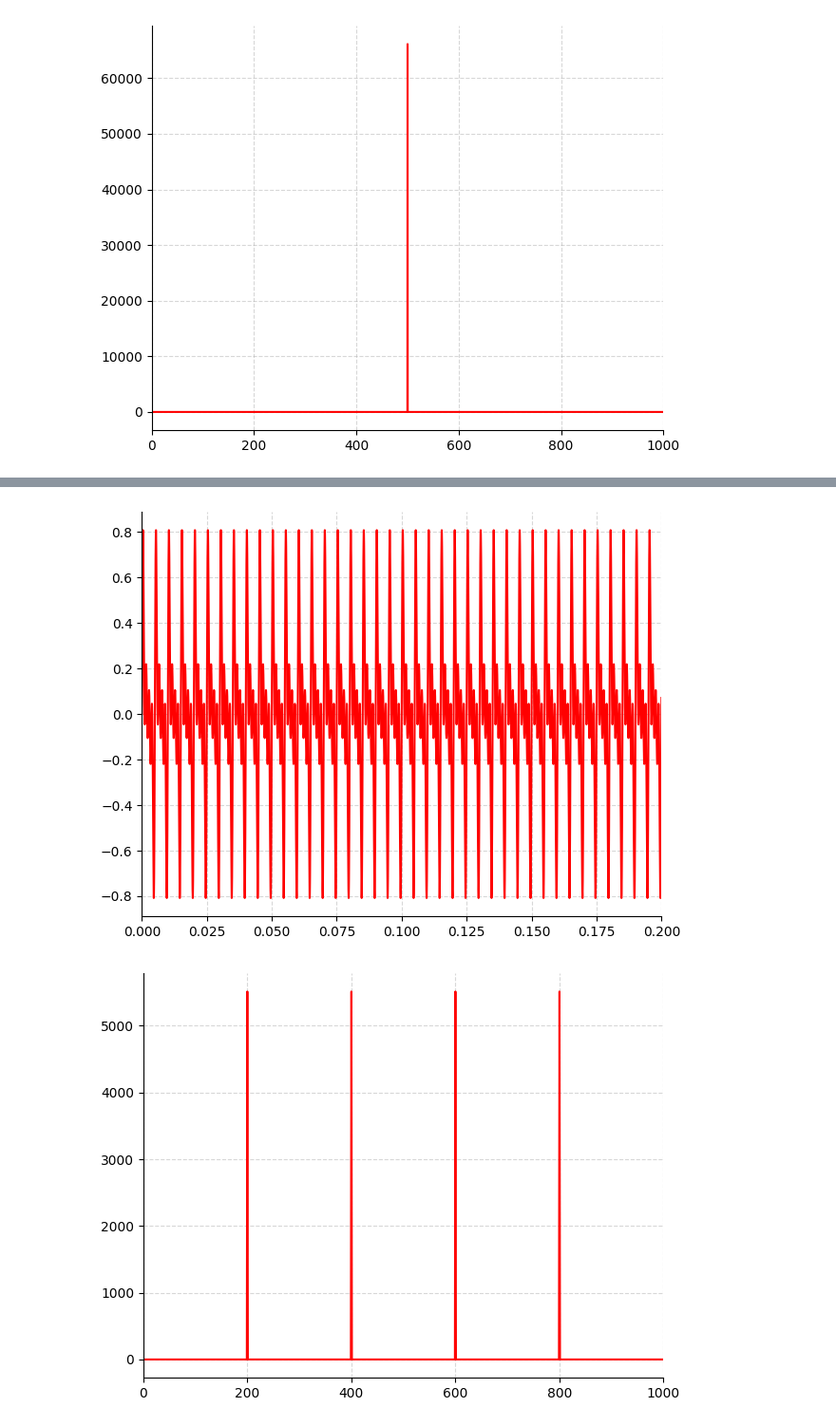
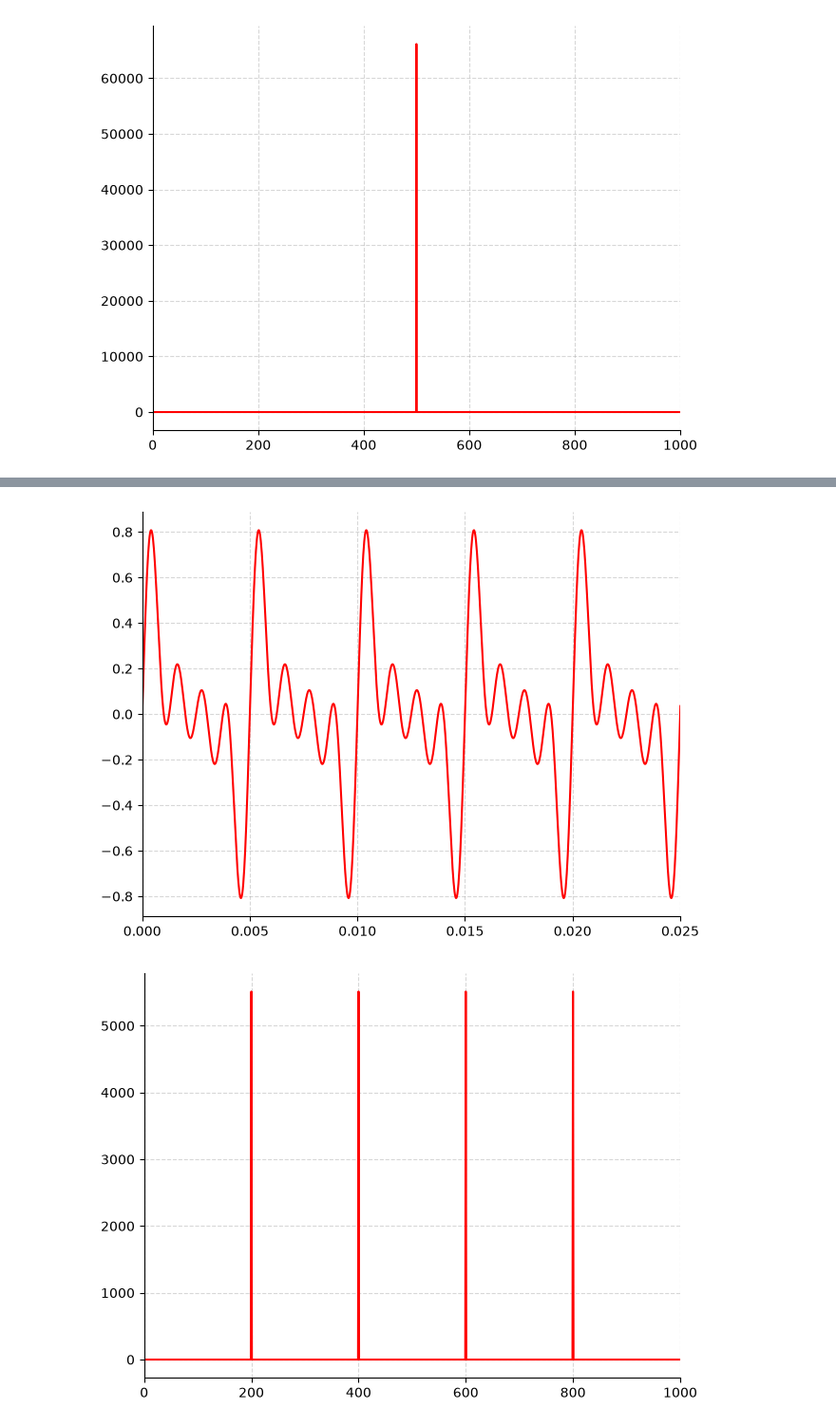
Before and after one commit to Yago-Coqueiro/laboratorios-Yago-Coqueiro, a Jupyter notebook: le04_01_signal-reconstruction.ipynb, the cells around one changed output, grey strips where cells are left out. Shown at 95% size. Drawn from its saved outputs; the diff is of its cells as text; code cells hidden in the pictures.

```diff
--- a/le04_01_signal-reconstruction.ipynb
+++ b/le04_01_signal-reconstruction.ipynb
@@ -360,9 +360,9 @@ play(x, fs_x)
 [interactive output not drawn]
 # %%
 SIGNALplot(x, tx, \
-          xlim=[0, 0.2])
+          xlim=[0, 0.025])
 # %% [output]
-[figure, old version]
+[figure, new version]
 # %%
 SIGNALplot(Xmag, fHz_x, \
            xlim=[0, 1000])
```
Also changed, not shown: parts of 11 cells of this notebook, 1 other file.
